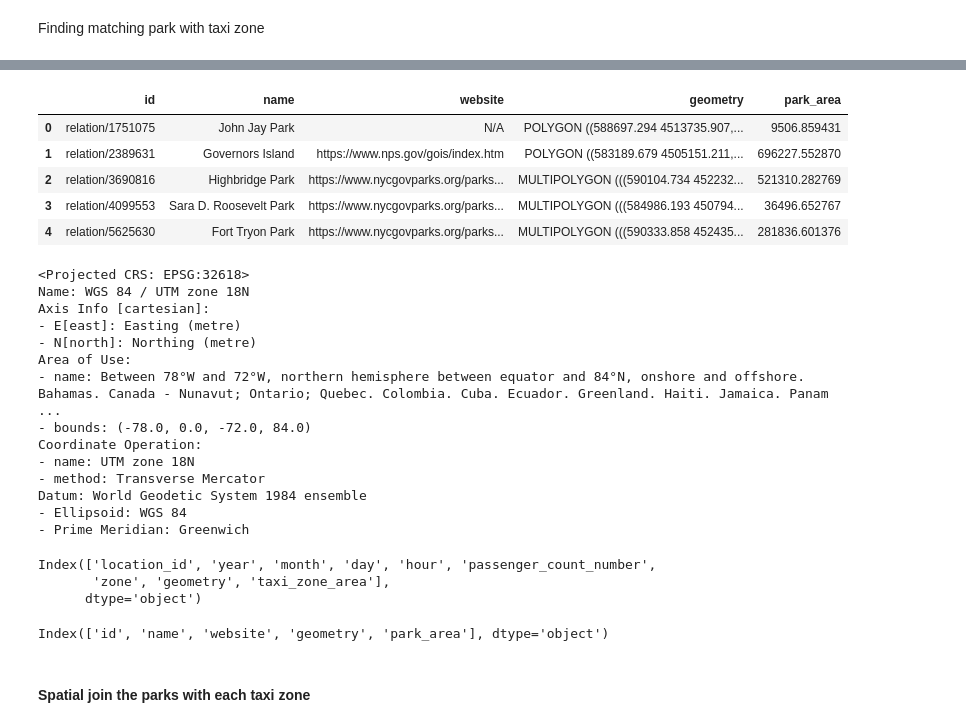
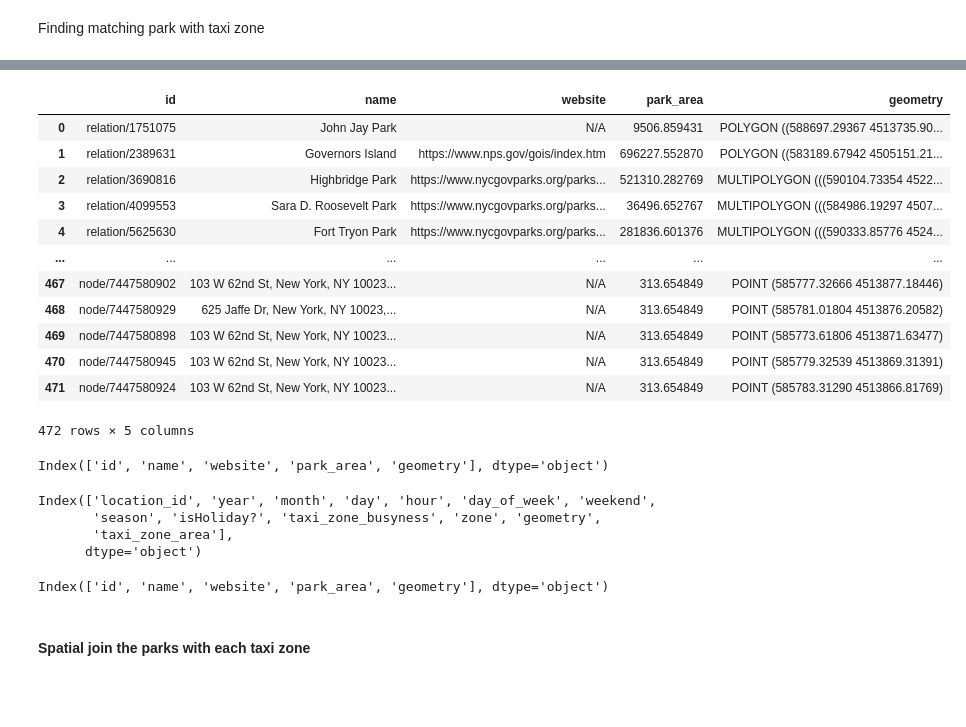
Before and after one commit to shalineraghupathy/comp47360, a Jupyter notebook: Data_cleaning/mapping/mapping_park_taxi_2_sample.ipynb, the cells around one changed output, grey strips where cells are left out. Cells and saved outputs as stored; diff of their text form; code cells hidden in the pictures; blank space fills up the shorter version.

```diff
--- a/Data_cleaning/mapping/mapping_park_taxi_2_sample.ipynb
+++ b/Data_cleaning/mapping/mapping_park_taxi_2_sample.ipynb
@@ -7,7 +7,7 @@ import folium
 import matplotlib.pyplot as plt
 import mapclassify
 
-manhattan_parks_gdf = gpd.read_file("manhattan_parks_geocoded.geojson")
+manhattan_parks_gdf = gpd.read_file("manhattan_parks_geocoded_full.geojson")
 #manhattan_taxi_zones_gdf = gpd.read_file("manhattan_taxi_zones.geojson")
 # %%
 manhattan_parks_gdf.columns
@@ -16,2 +15,0 @@ Index(['id', 'name', 'website', 'area', 'geometry'], dtype='object')
-# %%
-manhattan_parks_gdf=manhattan_parks_gdf.drop('area',axis=1)
@@ -22,26 +36,3 @@ busyness_taxizones_sample = busyness_taxizones.sample(n=10000, random_state=42)
 # %%
-manhattan_parks_gdf= manhattan_parks_gdf.to_crs(epsg=32618)
-busyness_taxizones_sample=busyness_taxizones_sample.to_crs(epsg=32618)
+#manhattan_parks_gdf= manhattan_parks_gdf.to_crs(epsg=32618)
+#busyness_taxizones_sample=busyness_taxizones_sample.to_crs(epsg=32618)
-# %%
-import geopandas as gpd
-from shapely.geometry import Point, Polygon, MultiPolygon, LineString, MultiLineString
-
-#defining a function to assign an area to Point geometries
-def point_to_area(point, radius=10):
-    # convert radius to the unit of the CRS, assuming radius is in meters for projected CRS
-    return point.buffer(radius).area
-
-# calculate the area for each geometry
-def calculate_area(geometry):
-    if isinstance(geometry, (Polygon, MultiPolygon)):
-        return geometry.area
-    elif isinstance(geometry, Point):
-        return point_to_area(geometry)
-    elif isinstance(geometry, (LineString, MultiLineString)):
-        return 0  # LineString and MultiLineString do not have an area
-    else:
-        return 0
-
-manhattan_parks_gdf['park_area'] = manhattan_parks_gdf['geometry'].apply(calculate_area)
-
-print(manhattan_parks_gdf[['geometry', 'park_area']])
@@ -75,33 +53,28 @@ busyness_taxizones_sample.head(5)
 # %%
-manhattan_parks_gdf.head(5)
+manhattan_parks_gdf
 # %% [output]
-|  | id | name | website | geometry | park_area |
-| 0 | relation/1751075 | John Jay Park | N/A | POLYGON ((588697.294 4513735.907,... | 9506.859431 |
-| 1 | relation/2389631 | Governors Island | https://www.nps.gov/gois/index.htm | POLYGON ((583189.679 4505151.211,... | 696227.552870 |
-| 2 | relation/3690816 | Highbridge Park | https://www.nycgovparks.org/parks... | MULTIPOLYGON (((590104.734 452232... | 521310.282769 |
-| 3 | relation/4099553 | Sara D. Roosevelt Park | https://www.nycgovparks.org/parks... | MULTIPOLYGON (((584986.193 450794... | 36496.652767 |
-| 4 | relation/5625630 | Fort Tryon Park | https://www.nycgovparks.org/parks... | MULTIPOLYGON (((590333.858 452435... | 281836.601376 |
+|  | id | name | website | park_area | geometry |
+| 0 | relation/1751075 | John Jay Park | N/A | 9506.859431 | POLYGON ((588697.29367 4513735.90... |
+| 1 | relation/2389631 | Governors Island | https://www.nps.gov/gois/index.htm | 696227.552870 | POLYGON ((583189.67942 4505151.21... |
+| 2 | relation/3690816 | Highbridge Park | https://www.nycgovparks.org/parks... | 521310.282769 | MULTIPOLYGON (((590104.73354 4522... |
+| 3 | relation/4099553 | Sara D. Roosevelt Park | https://www.nycgovparks.org/parks... | 36496.652767 | MULTIPOLYGON (((584986.19297 4507... |
+| 4 | relation/5625630 | Fort Tryon Park | https://www.nycgovparks.org/parks... | 281836.601376 | MULTIPOLYGON (((590333.85776 4524... |
+| ... | ... | ... | ... | ... | ... |
+| 467 | node/7447580902 | 103 W 62nd St, New York, NY 10023... | N/A | 313.654849 | POINT (585777.32666 4513877.18446) |
+| 468 | node/7447580929 | 625 Jaffe Dr, New York, NY 10023,... | N/A | 313.654849 | POINT (585781.01804 4513876.20582) |
+| 469 | node/7447580898 | 103 W 62nd St, New York, NY 10023... | N/A | 313.654849 | POINT (585773.61806 4513871.63477) |
+| 470 | node/7447580945 | 103 W 62nd St, New York, NY 10023... | N/A | 313.654849 | POINT (585779.32539 4513869.31391) |
+| 471 | node/7447580924 | 103 W 62nd St, New York, NY 10023... | N/A | 313.654849 | POINT (585783.31290 4513866.81769) |
+472 rows × 5 columns
 # %%
-manhattan_parks_gdf.crs
+manhattan_parks_gdf.columns
 # %% [output]
-<Projected CRS: EPSG:32618>
-Name: WGS 84 / UTM zone 18N
-Axis Info [cartesian]:
-- E[east]: Easting (metre)
-- N[north]: Northing (metre)
-Area of Use:
-- name: Between 78°W and 72°W, northern hemisphere between equator and 84°N, onshore and offshore. Bahamas. Canada - Nunavut; Ontario; Quebec. Colombia. Cuba. Ecuador. Greenland. Haiti. Jamaica. Panam ...
-- bounds: (-78.0, 0.0, -72.0, 84.0)
-Coordinate Operation:
-- name: UTM zone 18N
-- method: Transverse Mercator
-Datum: World Geodetic System 1984 ensemble
-- Ellipsoid: WGS 84
-- Prime Meridian: Greenwich
+Index(['id', 'name', 'website', 'park_area', 'geometry'], dtype='object')
 # %%
-busyness_taxizones_sample.columns
+busyness_taxizones.columns
 # %% [output]
-Index(['location_id', 'year', 'month', 'day', 'hour', 'passenger_count_number',
-       'zone', 'geometry', 'taxi_zone_area'],
+Index(['location_id', 'year', 'month', 'day', 'hour', 'day_of_week', 'weekend',
+       'season', 'isHoliday?', 'taxi_zone_busyness', 'zone', 'geometry',
+       'taxi_zone_area'],
       dtype='object')
 # %%
@@ -111,7 +84,7 @@ busyness_taxizones_sample=busyness_taxizones_sample.rename(columns={'zone':'taxi
 # %%
 manhattan_parks_gdf.columns
 # %% [output]
-Index(['id', 'name', 'website', 'geometry', 'park_area'], dtype='object')
+Index(['id', 'name', 'website', 'park_area', 'geometry'], dtype='object')
 # %%
 manhattan_parks_gdf=manhattan_parks_gdf.rename(columns={'id':'park_id','name':'park_name'})
 # %% [markdown]
```
Also changed, not shown: parts of 22 cells of this notebook.
